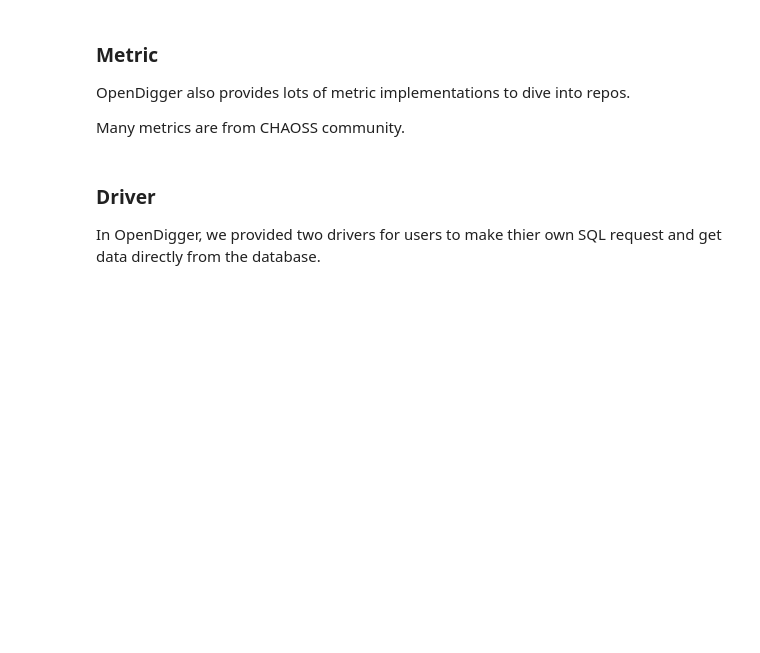
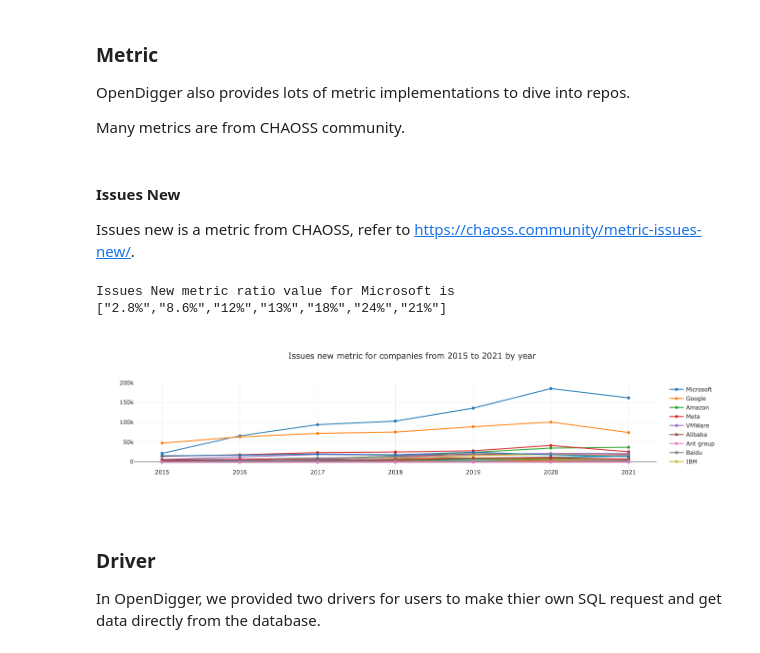
Before and after one commit to X-lab2017/open-digger, a Jupyter notebook: notebook/handbook.ipynb, the cells around one changed output. Saved outputs shown, nothing was run; the diff lists cells and outputs as text; code cells hidden in the pictures; blank space fills up the shorter version.

Commit message:
feat: add issues new metric (#866)
Signed-off-by: frank-zsy <syzhao1988@126.com>

```diff
--- a/notebook/handbook.ipynb
+++ b/notebook/handbook.ipynb
@@ -182,6 +182,27 @@ openDigger.index.openrank.getUserOpenrank({userLogins: ['k8s-ci-robot', 'vscode-
 OpenDigger also provides lots of metric implementations to dive into repos.
 
 Many metrics are from CHAOSS community.
+# %% [markdown]
+#### Issues New
+
+Issues new is a metric from CHAOSS, refer to https://chaoss.community/metric-issues-new/.
+# %%
+var startYear = 2015, startMonth = 1, endYear = 2021, endMonth = 12, x = [];
+for (let y = startYear; y <= endYear; y++) x.push(`${y}`);
+openDigger.metric.chaoss.issuesNew({ labelIntersect: ['Company'], startYear, startMonth, endYear, endMonth, groupBy: 'Company', groupTimeRange: 'year', limit: -1 }).then(data => {
+    console.log(`Issues New metric ratio value for ${data[0].name} is ${JSON.stringify(data[0].ratio)}`);
+    openDigger.render.plotly(data.filter(row => row.name != 'Others').map(row => {
+        return {
+            x,
+            y: row.count,
+            mode: 'scatter',
+            name: row.name
+        };
+    }), {title: `Issues new metric for companies from ${startYear} to ${endYear} by year`, xaxis: {type: 'category'}});
+});
+# %% [output]
+Issues New metric ratio value for Microsoft is ["2.8%","8.6%","12%","13%","18%","24%","21%"]
+[figure, added]
 # %% [markdown]
 ### Driver
 
```
Also changed, not shown: 6 other files.
